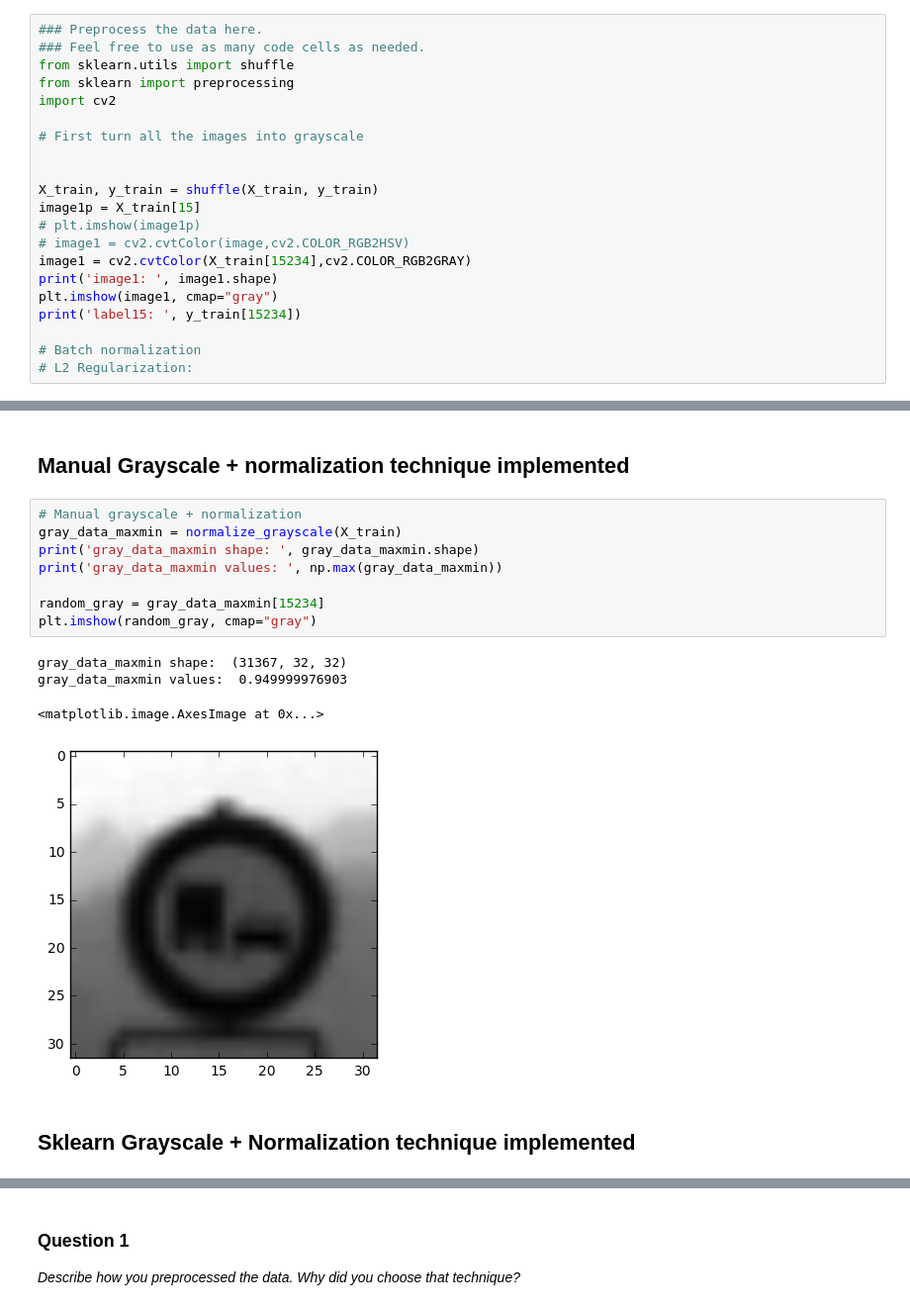
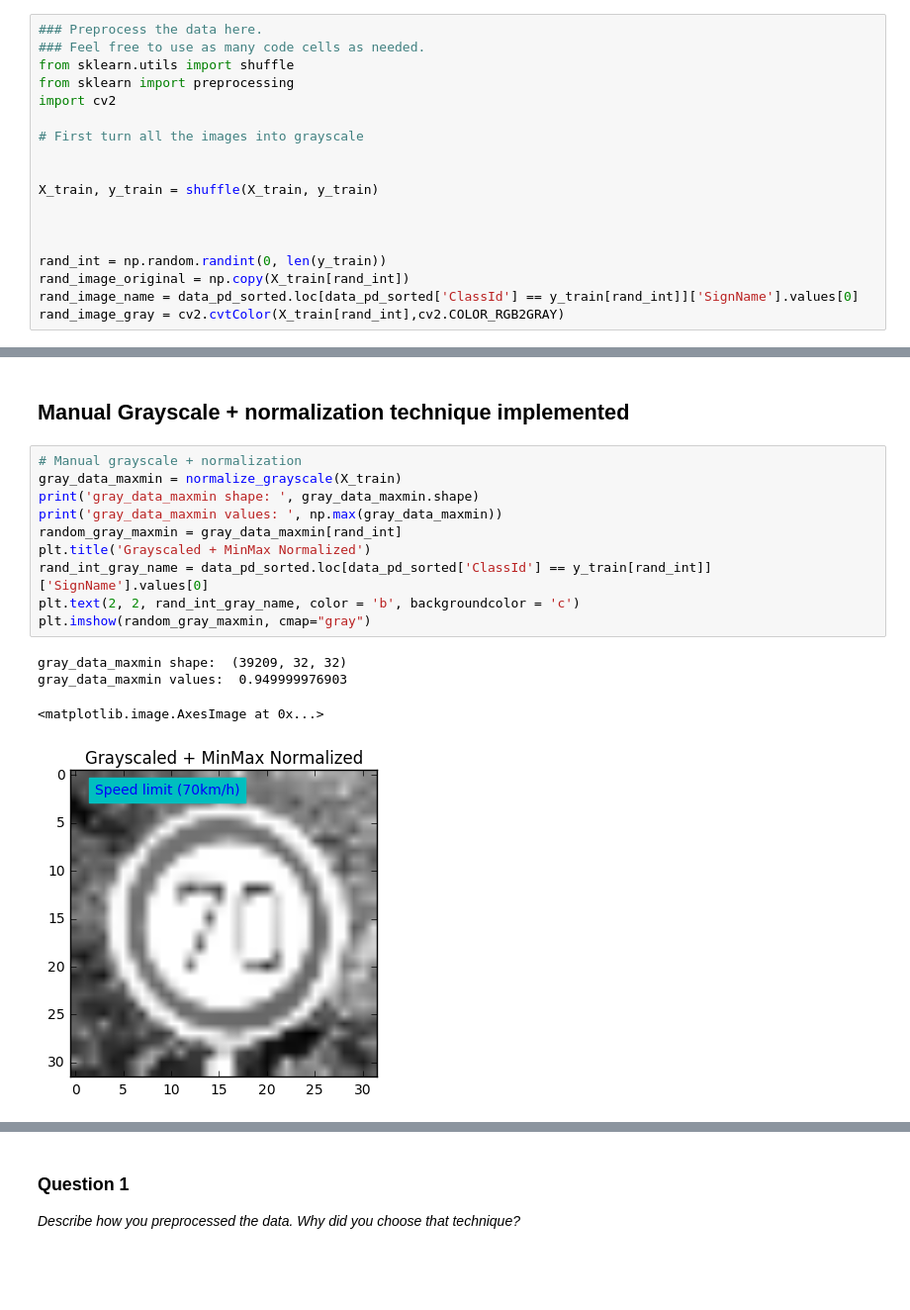
Before and after one commit to Self-Driving-Cars-LosAngeles/TrafficSignClassification, a Jupyter notebook: Traffic_Sign_Classifier_SDCLA.ipynb, the cells around one changed output, grey strips where cells are left out. Shown: that part at 99% size. Cells and saved outputs as stored; diff of their text form; blank space fills up the shorter version.

Commit message:
[feature] - show random image plots before/after normalization

```diff
--- a/Traffic_Sign_Classifier_SDCLA.ipynb
+++ b/Traffic_Sign_Classifier_SDCLA.ipynb
@@ -285,13 +285,10 @@ import cv2
 
 
 X_train, y_train = shuffle(X_train, y_train)
-image1p = X_train[15]
-# plt.imshow(image1p)
-# image1 = cv2.cvtColor(image,cv2.COLOR_RGB2HSV)
-image1 = cv2.cvtColor(X_train[15234],cv2.COLOR_RGB2GRAY)
-print('image1: ', image1.shape)
-plt.imshow(image1, cmap="gray")
-print('label15: ', y_train[15234])
 
-# Batch normalization
-# L2 Regularization:
+
+
+rand_int = np.random.randint(0, len(y_train))
+rand_image_original = np.copy(X_train[rand_int])
+rand_image_name = data_pd_sorted.loc[data_pd_sorted['ClassId'] == y_train[rand_int]]['SignName'].values[0]
+rand_image_gray = cv2.cvtColor(X_train[rand_int],cv2.COLOR_RGB2GRAY)
@@ -341,15 +316,15 @@ def normalize_grayscale(image_data):
 # %%
 # Manual grayscale + normalization
 gray_data_maxmin = normalize_grayscale(X_train)
 print('gray_data_maxmin shape: ', gray_data_maxmin.shape)
 print('gray_data_maxmin values: ', np.max(gray_data_maxmin))
-
-random_gray = gray_data_maxmin[15234]
-plt.imshow(random_gray, cmap="gray")
+random_gray_maxmin = gray_data_maxmin[rand_int]
+plt.title('Grayscaled + MinMax Normalized')
+rand_int_gray_name = data_pd_sorted.loc[data_pd_sorted['ClassId'] == y_train[rand_int]]['SignName'].values[0]
+plt.text(2, 2, rand_int_gray_name, color = 'b', backgroundcolor = 'c')
+plt.imshow(random_gray_maxmin, cmap="gray")
 # %% [output]
-gray_data_maxmin shape:  (31367, 32, 32)
+gray_data_maxmin shape:  (39209, 32, 32)
 gray_data_maxmin values:  0.949999976903
 <matplotlib.image.AxesImage at 0x...>
-[figure, old version]
+[figure, new version]
-# %% [markdown]
-## Sklearn Grayscale + Normalization technique implemented
```
Also changed, not shown: parts of 7 cells of this notebook.
